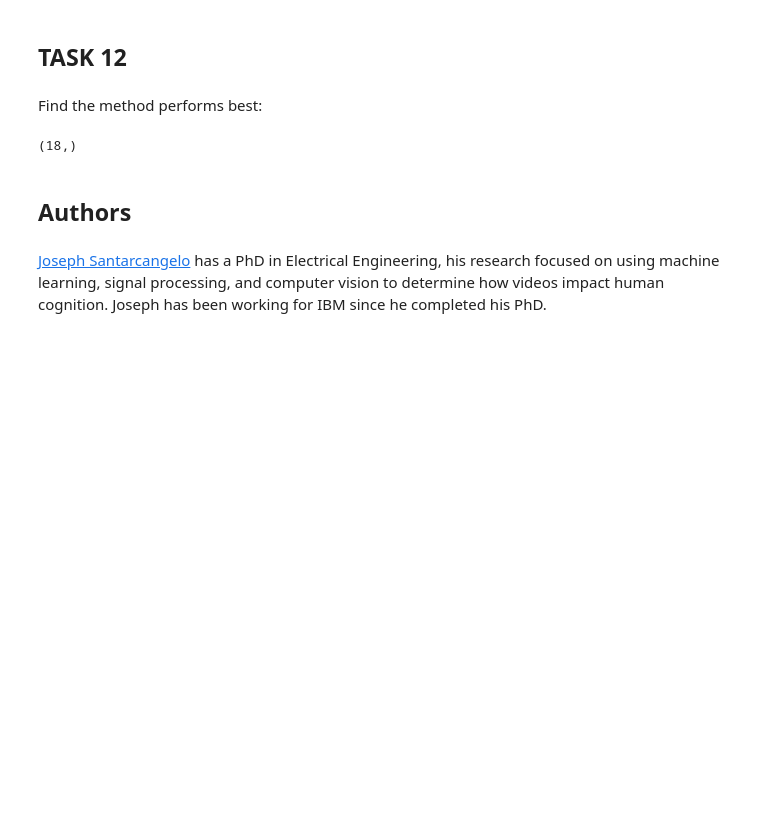
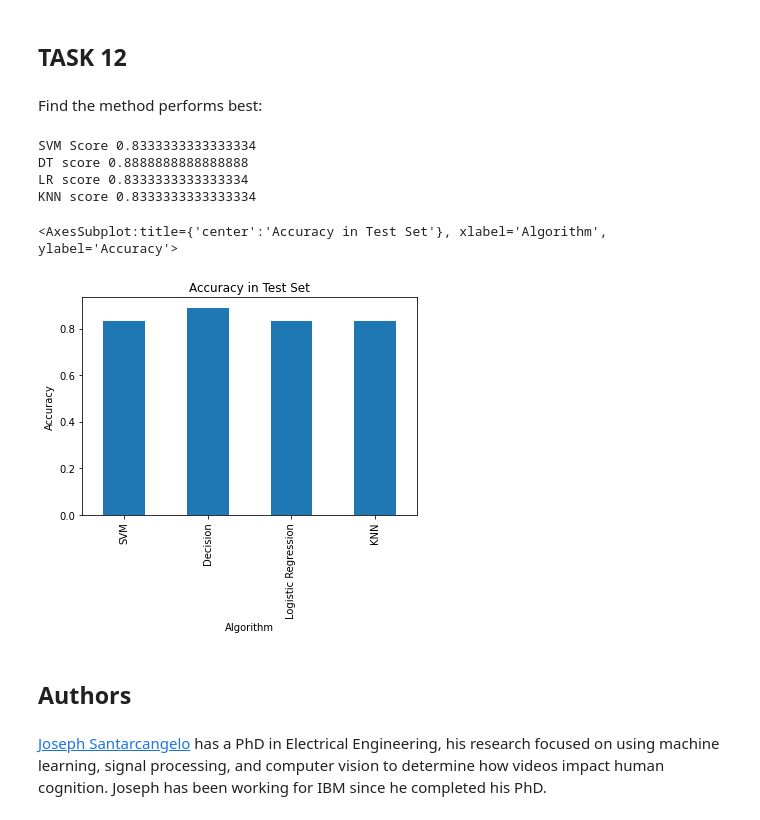
Before and after one commit to joseMCV/space-y, a Jupyter notebook: space_y_predictions.ipynb, the cells around one changed output. Drawn from its saved outputs; the diff is of its cells as text; code cells hidden in the pictures; blank space fills up the shorter version.

Commit message:
Using SKlearn to build and train ML models.

```diff
--- a/space_y_predictions.ipynb
+++ b/space_y_predictions.ipynb
@@ -319,10 +319,23 @@ plot_confusion_matrix(Y_test,yhat)
 ## TASK  12
 # %% [markdown]
 Find the method performs best:
-# %%
-Y_test.shape
-# %% [output]
-(18,)
+# %%
+from sklearn.metrics import accuracy_score
+svm_cv.score(X_test,Y_test)
+print("SVM Score", svm_cv.score(X_test,Y_test))
+print("DT score", tree_cv.score(X_test,Y_test))
+print("LR score", logreg_cv.score(X_test,Y_test))
+print("KNN score", knn_cv.score(X_test, Y_test))
+dicti = {'test_accuracy': [svm_cv.score(X_test,Y_test),tree_cv.score(X_test,Y_test),logreg_cv.score(X_test,Y_test),knn_cv.score(X_test,Y_test)], 'Algorithm': ['SVM','Decision','Logistic Regression','KNN']}
+frame = pd.DataFrame.from_dict(dicti)
+frame.plot(x='Algorithm', y='test_accuracy',kind='bar', legend=False, ylabel='Accuracy', title='Accuracy in Test Set')
+# %% [output]
+SVM Score 0.8333333333333334
+DT score 0.8888888888888888
+LR score 0.8333333333333334
+KNN score 0.8333333333333334
+<AxesSubplot:title={'center':'Accuracy in Test Set'}, xlabel='Algorithm', ylabel='Accuracy'>
+[figure, added]
 # %% [markdown]
 ## Authors
 # %% [markdown]
```
Also changed, not shown: parts of 3 cells of this notebook.
